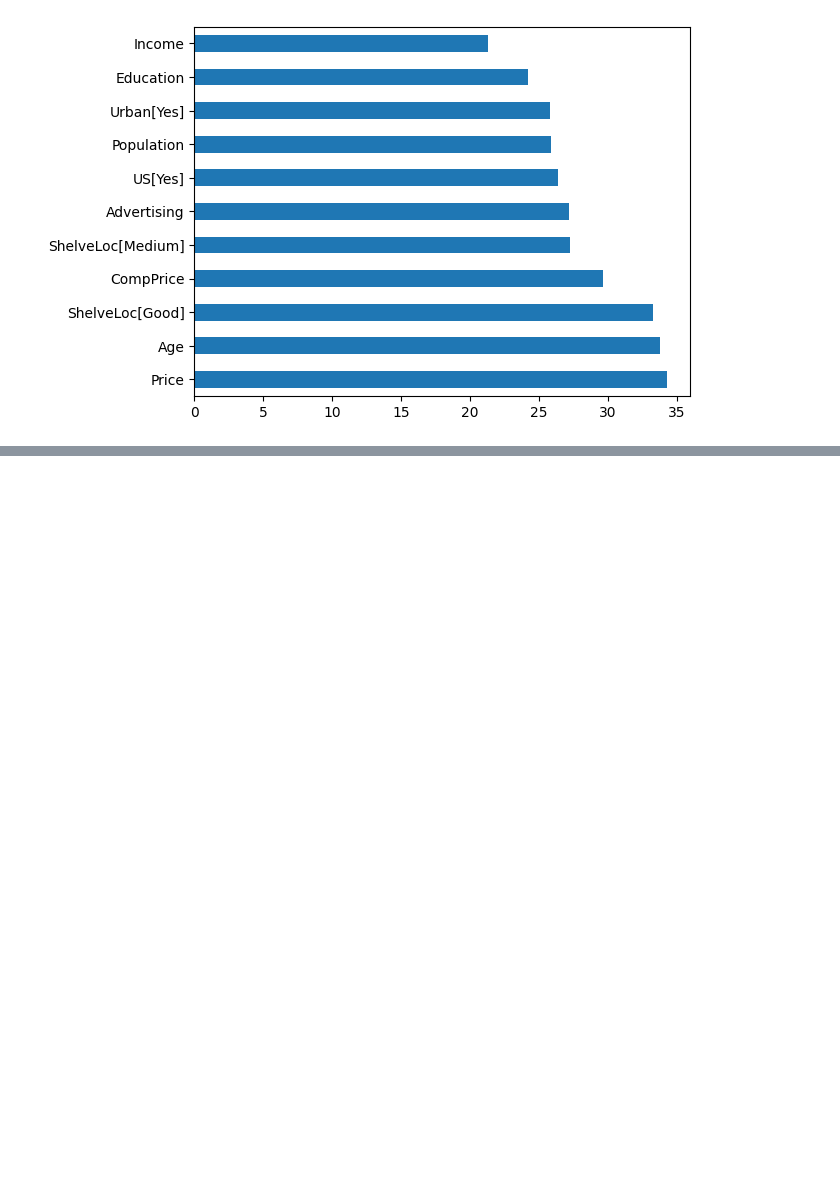
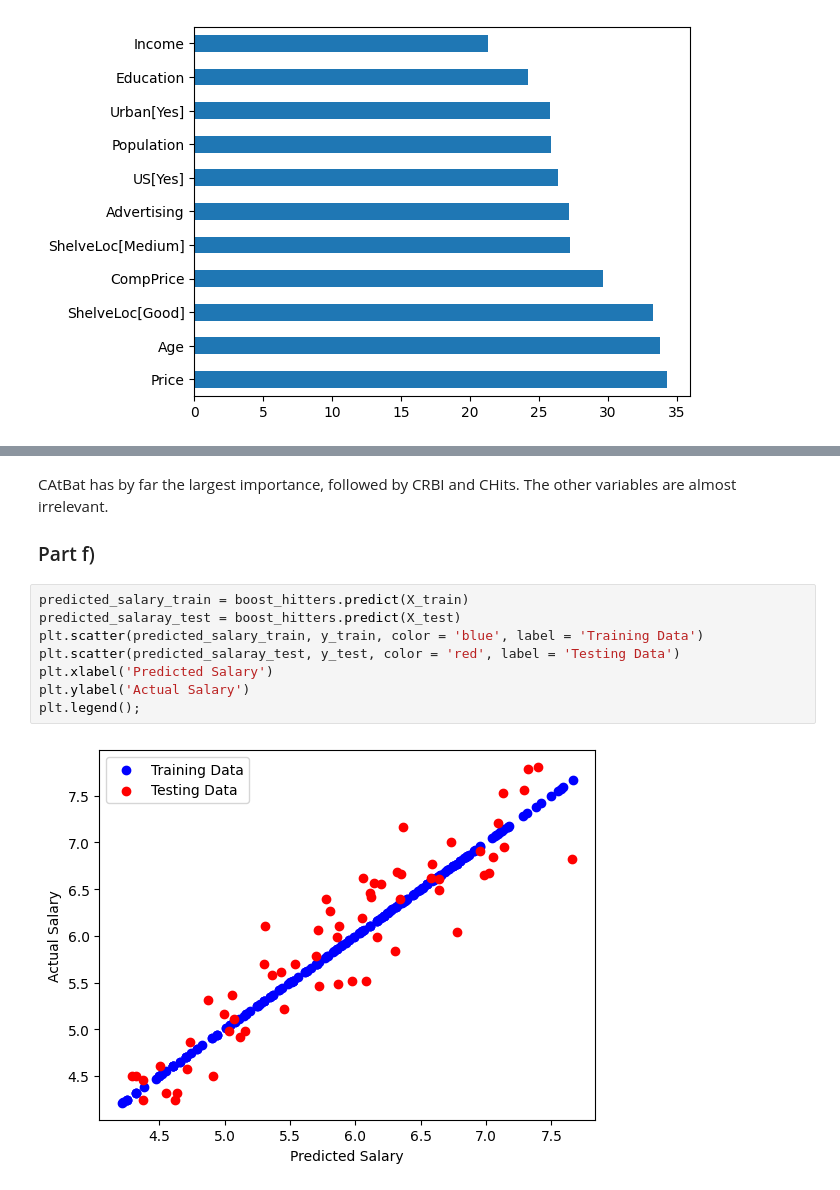
Before and after one commit to Chrillemis/Math-180-Applied-Statistics-and-Machine-Learning, a Jupyter notebook: HW9.ipynb, the cells around one changed output, grey strips where cells are left out. Drawn from its saved outputs; the diff is of its cells as text; blank space fills up the shorter version.

```diff
--- a/HW9.ipynb
+++ b/HW9.ipynb
@@ -150,0 +217,14 @@ Here we get the lowest testing MSE so far and bart uses all the variables almost
+# %% [markdown]
+CAtBat has by far the largest importance, followed by CRBI and CHits. The other variables are almost irrelevant.
+
+### Part f)
+# %%
+predicted_salary_train = boost_hitters.predict(X_train)
+predicted_salaray_test = boost_hitters.predict(X_test)
+plt.scatter(predicted_salary_train, y_train, color = 'blue', label = 'Training Data')
+plt.scatter(predicted_salaray_test, y_test, color = 'red', label = 'Testing Data')
+plt.xlabel('Predicted Salary')
+plt.ylabel('Actual Salary')
+plt.legend();
+# %% [output]
+[figure, added]
```
Also changed, not shown: parts of 17 cells of this notebook.
